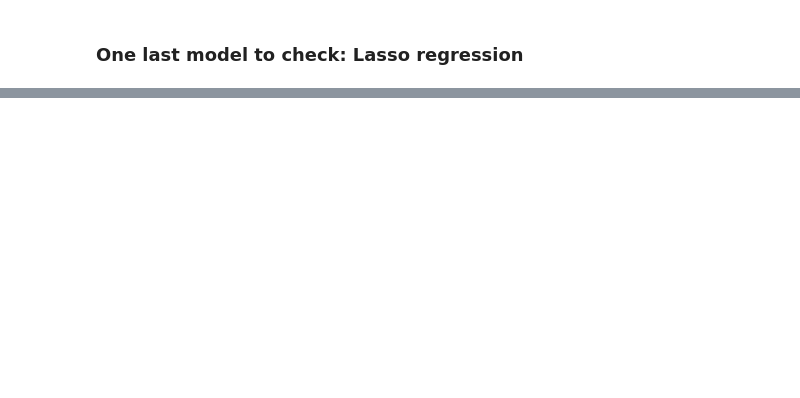
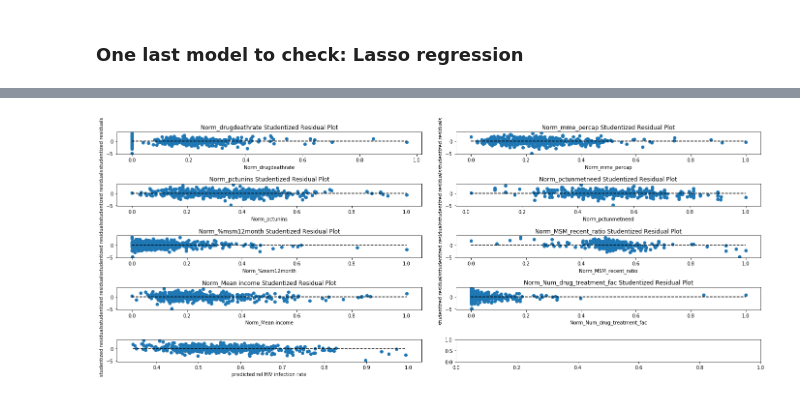
Before and after one commit to Jbultema/HIV_infection_forecasting, a Jupyter notebook: HIV_infection_EDA.ipynb, the cells around one changed output, grey strips where cells are left out. Saved outputs shown, nothing was run; the diff lists cells and outputs as text; code cells hidden in the pictures; blank space fills up the shorter version.

```diff
--- a/HIV_infection_EDA.ipynb
+++ b/HIV_infection_EDA.ipynb
@@ -619,11 +624,8 @@ def plot_linear_residuals(model_name, model_features, training_data):
     import statsmodels.api as sm
     model_resids = model_name.outlier_test()[:,0]
 
-    ax = sm.qqplot(model_resids, line= '45')
-    plt.title('QQ-plot')
-
     i  = int((len(model_features)/2))
-    j = int((len(model_features) - i + 1)/2)
+    j = int((len(model_features) - i)/2)
     if len(model_features) % 2 != 0:
         i += 1
 
@@ -1138,0 +1153,5 @@ strong multicollinearity or other numerical problems.
+# %%
+# studentized residuals for the lasso model with normalized data
+plot_linear_residuals(lasso_feature_model, lasso_feature_names, X2_norm_train)
+# %% [output]
+[figure, added]
```
Also changed, not shown: parts of 64 cells of this notebook.
